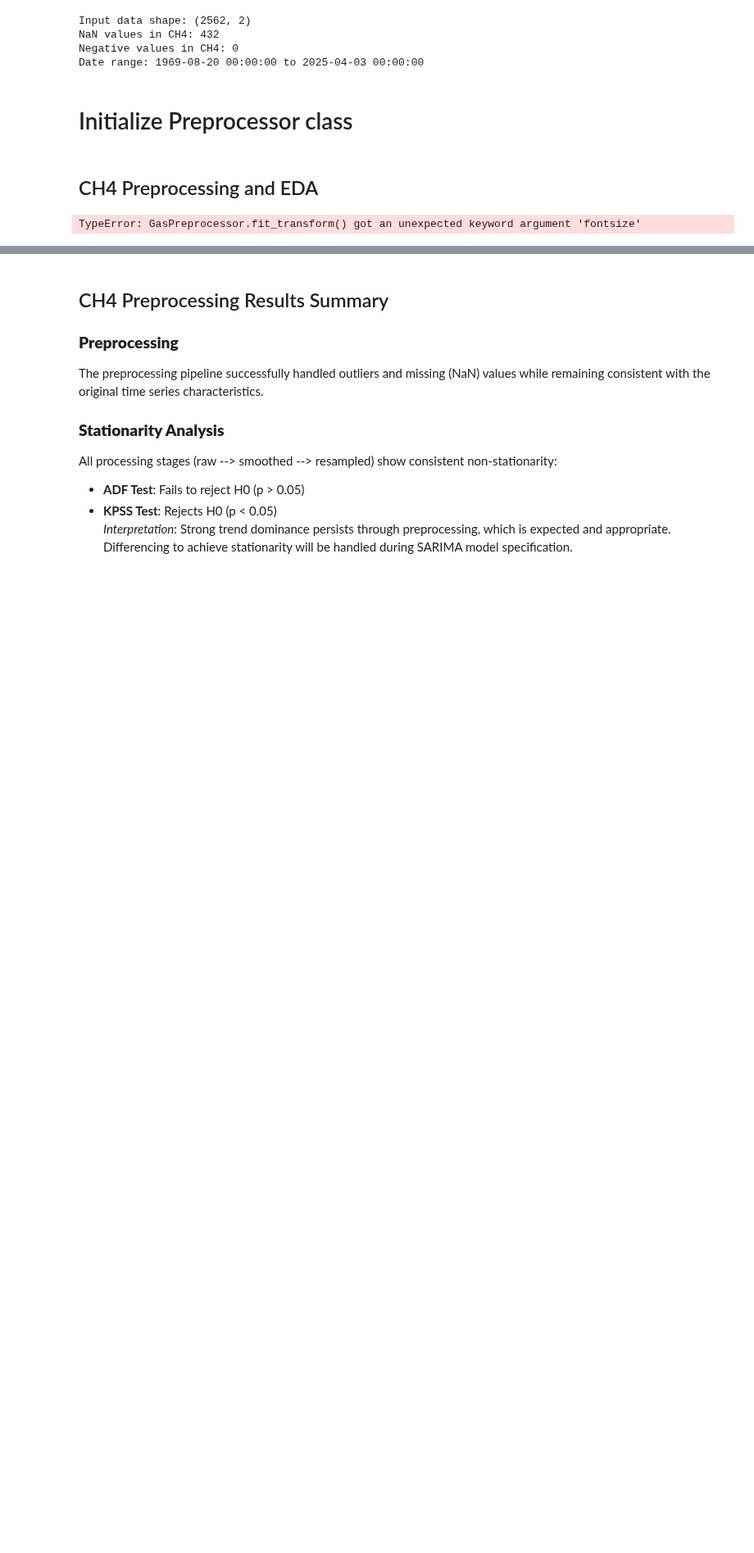
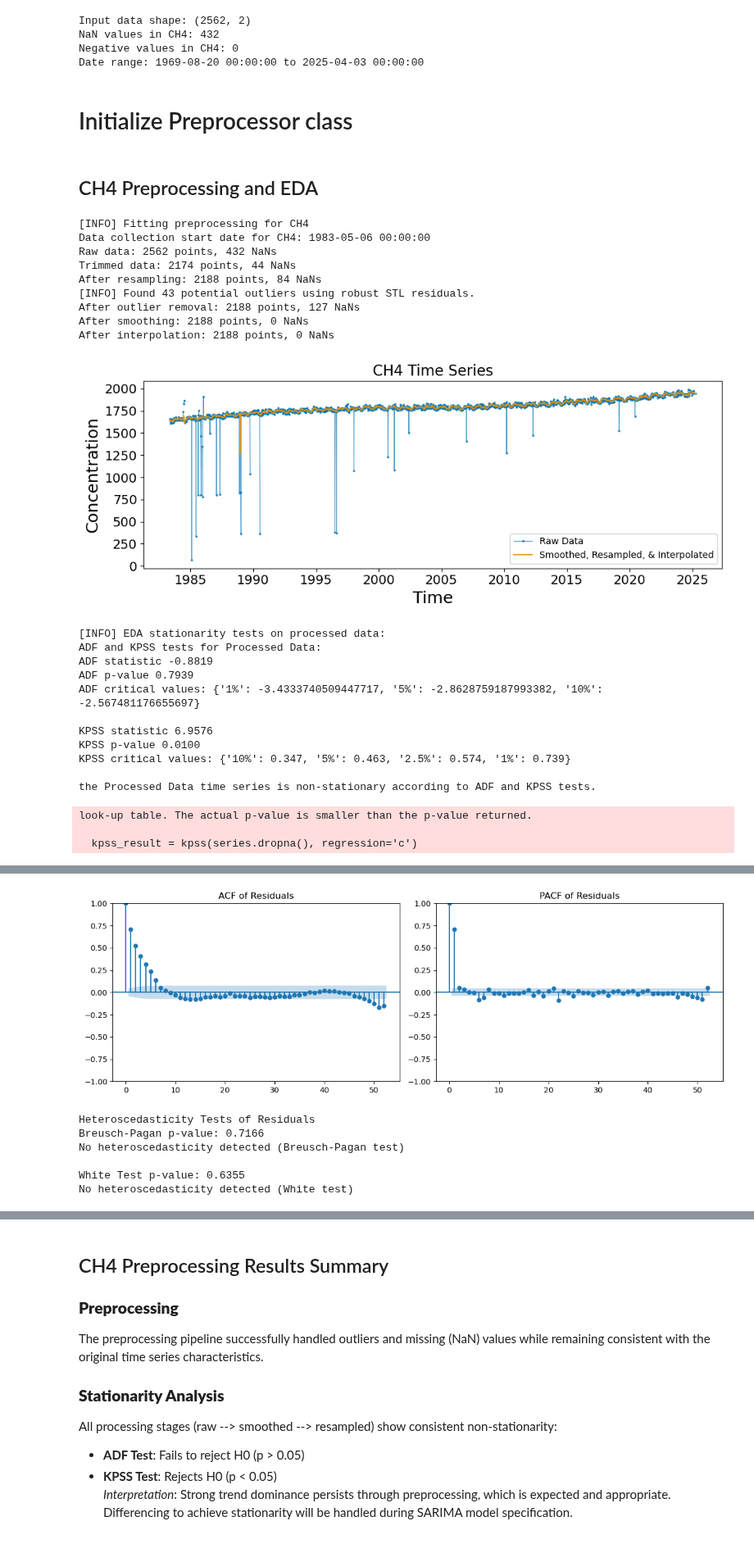
Before and after one commit to apl888/greenhouse-gas-forecasting, a Jupyter notebook: notebooks/3_ch4_preprocessing.ipynb, the cells around one changed output, grey strips where cells are left out. Shown at 82% size. Saved outputs shown, nothing was run; the diff lists cells and outputs as text; code cells hidden in the pictures; blank space fills up the shorter version.

```diff
--- a/notebooks/3_ch4_preprocessing.ipynb
+++ b/notebooks/3_ch4_preprocessing.ipynb
@@ -79,14 +79,38 @@ preprocessor = GasPreprocessor(
 # %%
 # CH4_preprocessor = GasPreprocessor(gas_name='CH4', do_eda=True)
 # CH4_preprocessed = CH4_preprocessor.fit_transform(df_combined)
 
 # Run full preprocessing pipeline
 ch4_preprocessed = preprocessor.fit_transform(
     df[['date', 'CH4']],
-    custom_title='CH4 Time Series: Raw Data vs Smoothed, Resampled, & Interpolated')
+    custom_title='')
+    #custom_title='CH4 Time Series: Raw Data vs Smoothed, Resampled, & Interpolated')
 
 # Show results
 display(ch4_preprocessed.head())
 plt.show()
 # %% [output]
-TypeError: GasPreprocessor.fit_transform() got an unexpected keyword argument 'fontsize'
+[INFO] Fitting preprocessing for CH4
+Data collection start date for CH4: 1983-05-06 00:00:00
+Raw data: 2562 points, 432 NaNs
+Trimmed data: 2174 points, 44 NaNs
+After resampling: 2188 points, 84 NaNs
+[INFO] Found 43 potential outliers using robust STL residuals.
+After outlier removal: 2188 points, 127 NaNs
+After smoothing: 2188 points, 0 NaNs
+After interpolation: 2188 points, 0 NaNs
+[figure, added]
+[INFO] EDA stationarity tests on processed data:
+ADF and KPSS tests for Processed Data:
+ADF statistic -0.8819
+ADF p-value 0.7939
+ADF critical values: {'1%': -3.4333740509447717, '5%': -2.8628759187993382, '10%': -2.567481176655697}
+
+KPSS statistic 6.9576
+KPSS p-value 0.0100
+KPSS critical values: {'10%': 0.347, '5%': 0.463, '2.5%': 0.574, '1%': 0.739}
+
+the Processed Data time series is non-stationary according to ADF and KPSS tests.
+look-up table. The actual p-value is smaller than the p-value returned.
+
+  kpss_result = kpss(series.dropna(), regression='c')
@@ -92,0 +118,7 @@ TypeError: GasPreprocessor.fit_transform() got an unexpected keyword argument 'f
+[figure, added]
+Heteroscedasticity Tests of Residuals
+Breusch-Pagan p-value: 0.7166
+No heteroscedasticity detected (Breusch-Pagan test)
+
+White Test p-value: 0.6355
+No heteroscedasticity detected (White test)
```
Also changed, not shown: parts of 2 cells of this notebook, 1 other file.
